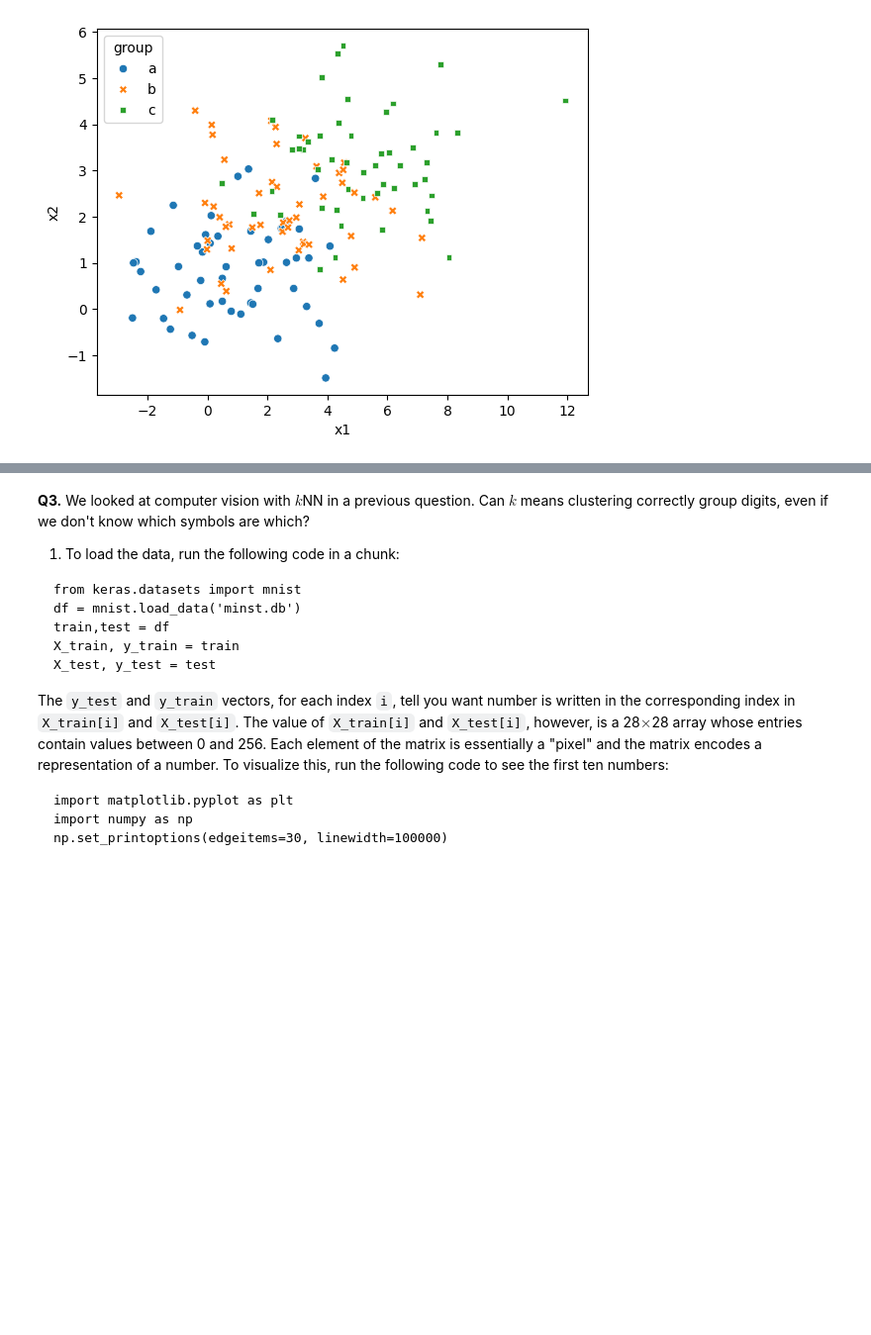
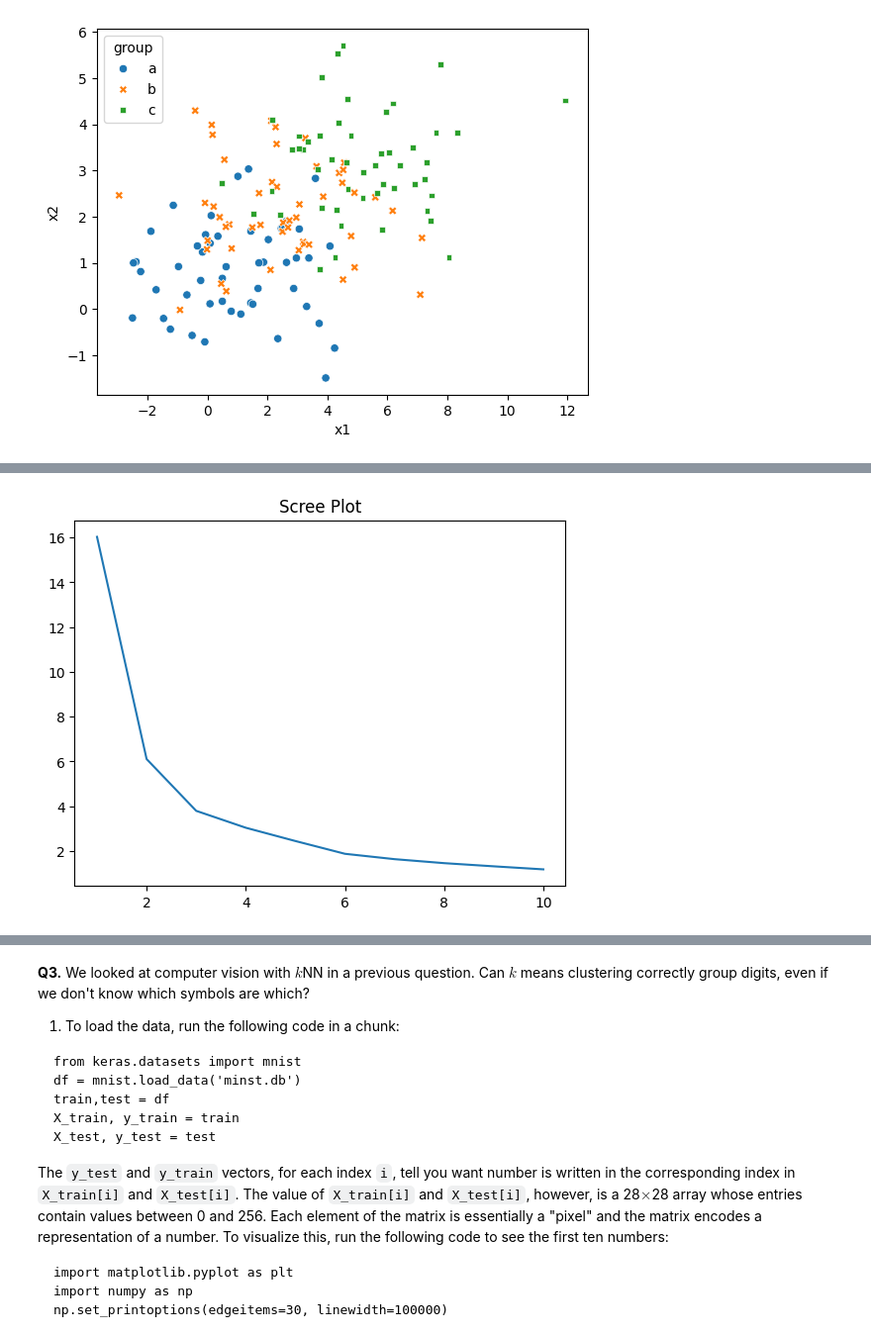
Before and after one commit to vnewsome/kmc, a Jupyter notebook: assignment_kmc.ipynb, the cells around one changed output, grey strips where cells are left out. Shown at 99% size. Saved outputs shown, nothing was run; the diff lists cells and outputs as text; code cells hidden in the pictures; blank space fills up the shorter version.

```diff
--- a/assignment_kmc.ipynb
+++ b/assignment_kmc.ipynb
@@ -326,0 +342,6 @@ ValueError: could not convert string to float: 'a'
+# %%
+X0_5 = df0_5.loc[ : , ['x1','x2'] ]
+X0_5 = X0_5.apply(maxmin)
+scree(X0_5)
+# %% [output]
+[figure, added]
```
Also changed, not shown: parts of 6 cells of this notebook.
